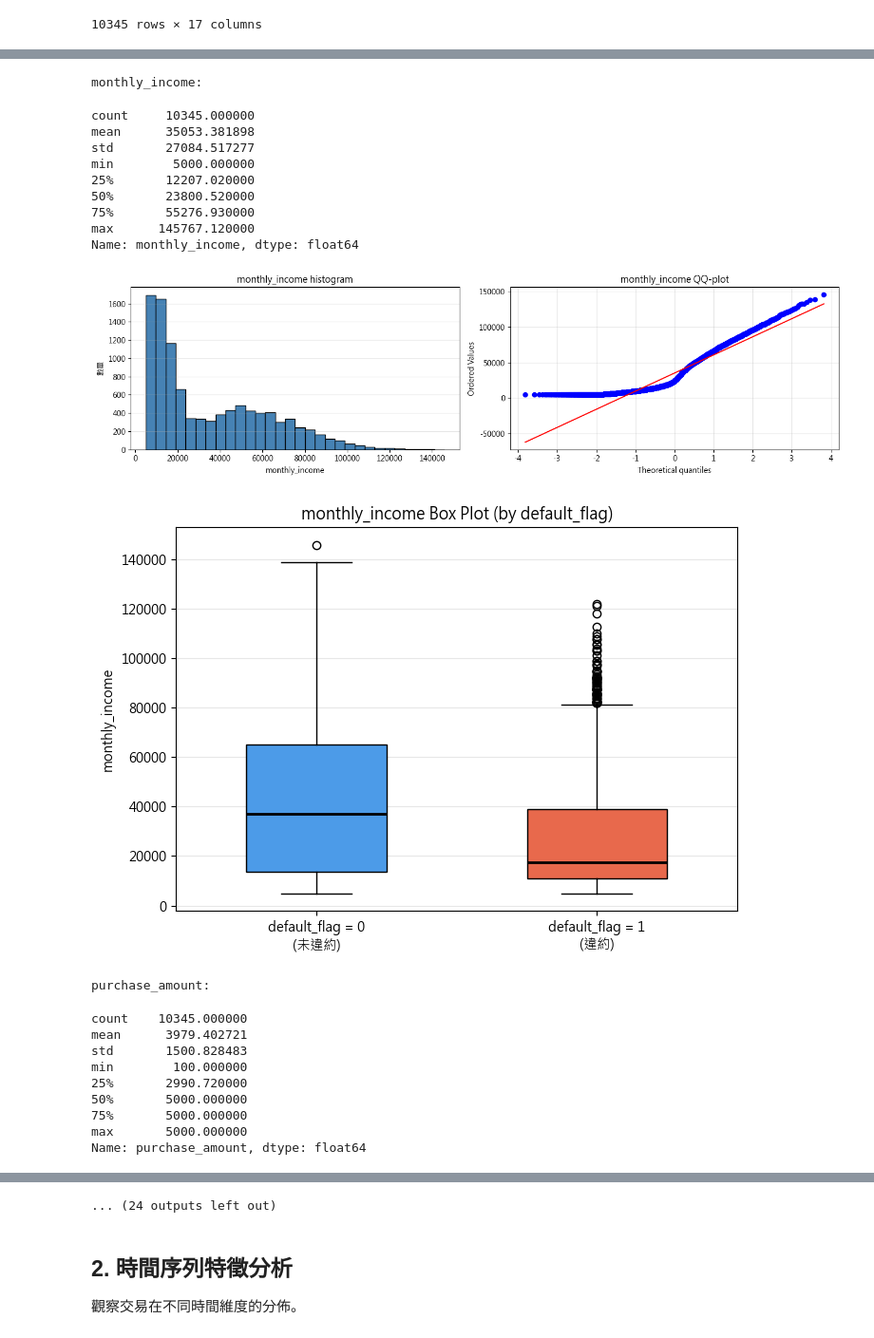
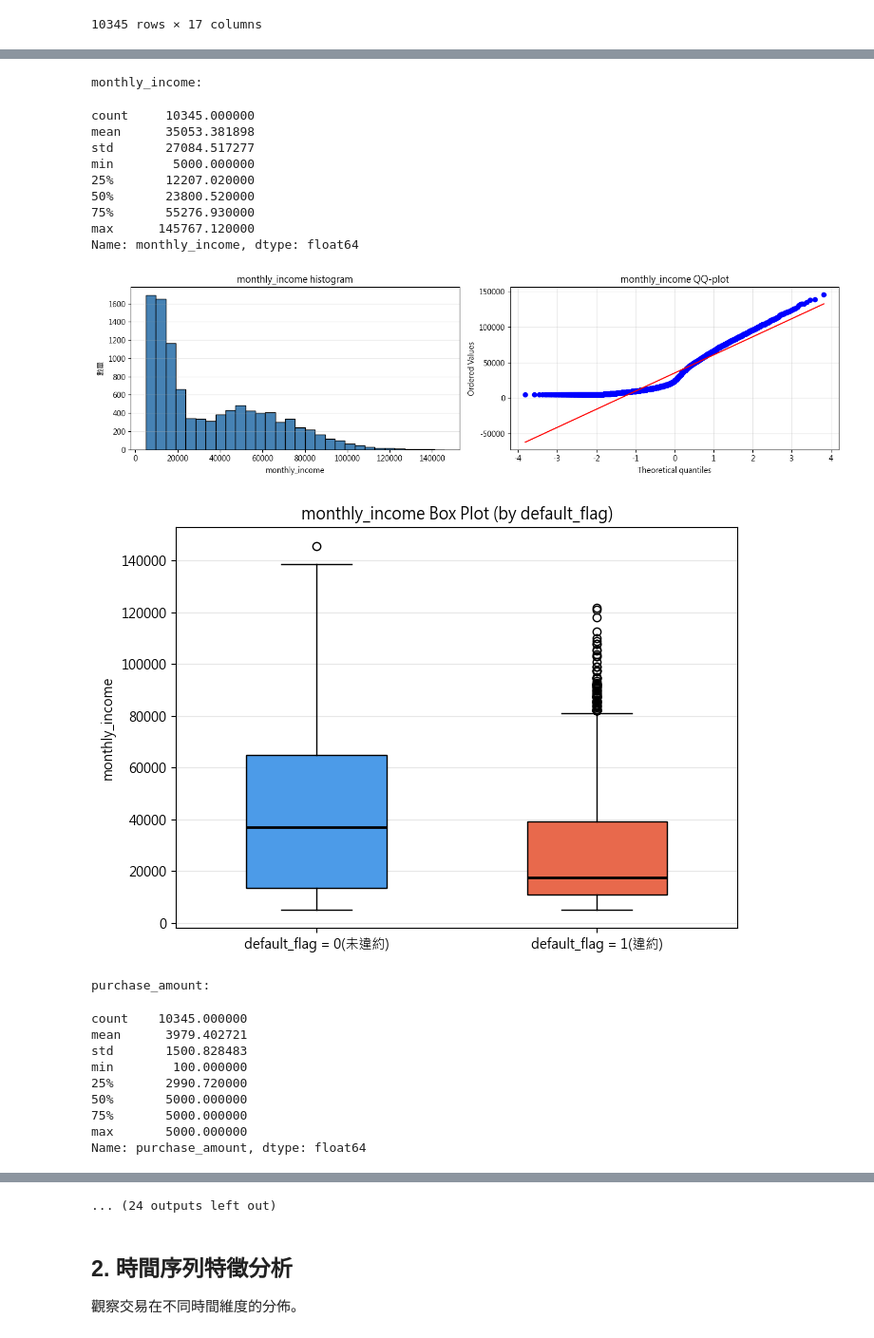
Before and after one commit to BobbleUnderBox/DataMiningG1FinalProject, a Jupyter notebook: notebooks/02_exploratory_data_analysis.ipynb, the cells around one changed output, grey strips where cells are left out. Shown at 95% size. Drawn from its saved outputs; the diff is of its cells as text; code cells hidden in the pictures.

```diff
--- a/notebooks/02_exploratory_data_analysis.ipynb
+++ b/notebooks/02_exploratory_data_analysis.ipynb
@@ -502,7 +502,7 @@ for col in data_types['Ratio']:
                     subset_colors = [color_map[cat] for cat in subset.index]
                     # 使用合併小切片的繪圖函式
                     draw_pie_with_leaders(ax, subset, colors=subset_colors, small_pct=5)
-                    ax.set_title(f"{col}\\n({flag_labels.get(flag_val, flag_val)})")
+                    ax.set_title(f"{col}({flag_labels.get(flag_val, flag_val)})")
                 plt.suptitle(f"{col} 在未違約 vs 違約 的占比", fontsize=12, y=1.02)
                 plt.tight_layout()
                 plt.show()
@@ -534,7 +534,7 @@ for col in data_types['Ratio']:
             bp['boxes'][0].set_facecolor('#4C9BE8')
             bp['boxes'][1].set_facecolor('#E8694C')
             ax.set_xticks([1, 2])
-            ax.set_xticklabels(['default_flag = 0\n(未違約)', 'default_flag = 1\n(違約)'])
+            ax.set_xticklabels(['default_flag = 0(未違約)', 'default_flag = 1(違約)'])
             ax.set_title(f"{col} Box Plot (by default_flag)")
             ax.set_ylabel(col)
             ax.grid(axis='y', alpha=0.3)
@@ -558,15 +558,15 @@ Name: age, dtype: float64
 monthly_income:
 count     10345.000000
 mean      35053.381898
 std       27084.517277
 min        5000.000000
 25%       12207.020000
 50%       23800.520000
 75%       55276.930000
 max      145767.120000
 Name: monthly_income, dtype: float64
 [figure]
-[figure, old version]
+[figure, new version]
 purchase_amount:
 count    10345.000000
 mean      3979.402721
```
Also changed, not shown: parts of 4 cells of this notebook.
